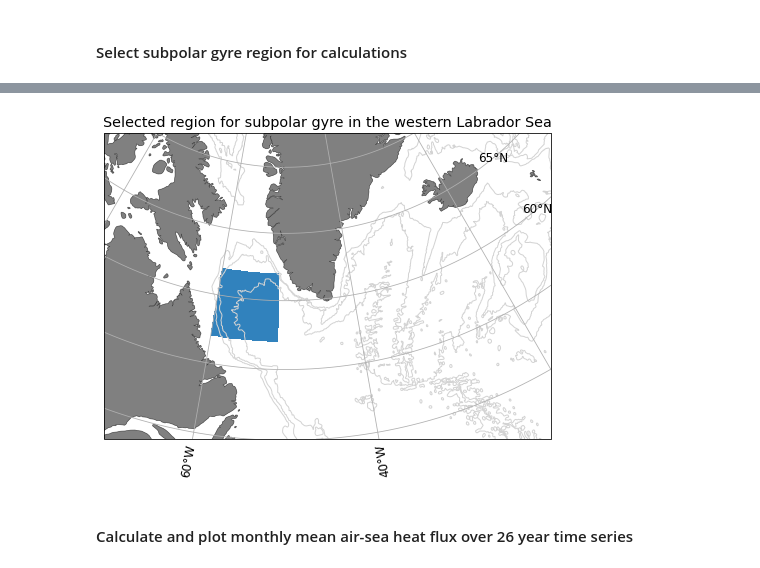
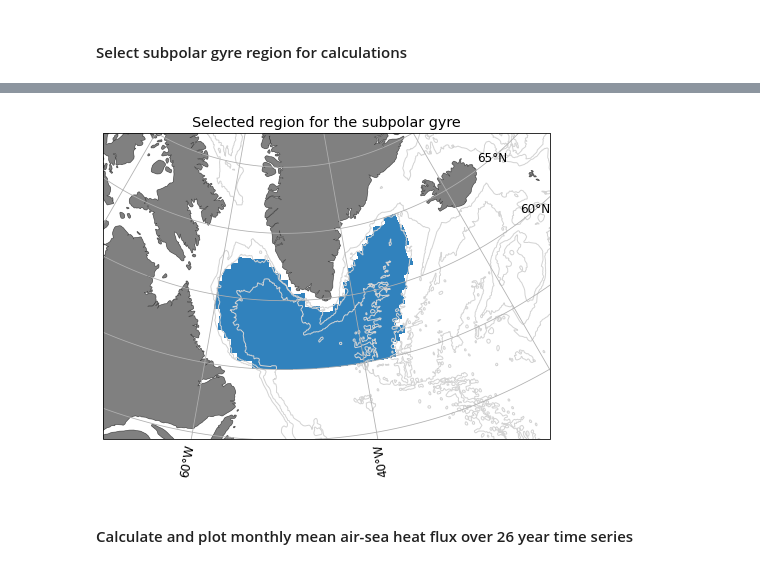
Before and after one commit to mjzahn/ecco, a Jupyter notebook: Zahn Qualifying Exam_edits.ipynb, the cells around one changed output, grey strips where cells are left out. Cells and saved outputs as stored; diff of their text form; code cells hidden in the pictures.

```diff
--- a/Zahn Qualifying Exam_edits.ipynb
+++ b/Zahn Qualifying Exam_edits.ipynb
@@ -219,0 +214,12 @@ temp_salt_Lab = temp_salt_ds.sel(longitude=slice(-60,-51), latitude=slice(57,62)
+# %%
+ecco_depth = geometry_ds.Depth
+# %%
+data_x_mg, data_y_mg = np.meshgrid(ecco_depth.longitude,ecco_depth.latitude)
+# %%
+gyre_mask = np.where(ecco_depth > 2000, 1, np.nan)*np.where(np.logical_and(data_y_mg > 55, data_y_mg < 70), 1, np.nan)*\
+            np.where(data_x_mg > -60, 1, np.nan)*np.where(data_x_mg < -29, 1, np.nan)*\
+            np.where(np.logical_and(data_y_mg < 58.5, data_x_mg > -34), np.nan, 1)*\
+            np.where(np.logical_and(data_y_mg < 55.5, data_x_mg > -35), np.nan, 1)
+# %%
+# create heart-shaped mask for subpolar gyre using 2000 m contour north of 55 deg.
+EXFqnet_gyre = heat_ds.EXFqnet*gyre_mask
@@ -220,29 +232,29 @@ temp_salt_Lab = temp_salt_ds.sel(longitude=slice(-60,-51), latitude=slice(57,62)
 # %%
 # Plot region selected for analysis
 plt.rcParams['font.size'] = 12
 fig = plt.figure(figsize=[8,10])
 
 ax1=plt.subplot(1,1,1, projection=ccrs.NorthPolarStereo(central_longitude=-50))
 ax1.set_extent([-70, -20, 50, 70], ccrs.PlateCarree()) # Limit the map extent
 ax1.add_feature(cfeature.COASTLINE, edgecolor='k',linewidth=0.2)
 ax1.add_feature(cfeature.LAND, color='gray')
 bathym = cfeature.NaturalEarthFeature(name='bathymetry_J_1000', scale='10m', category='physical')
 ax1.add_feature(bathym, facecolor='none', edgecolor='lightgray')
 bathym = cfeature.NaturalEarthFeature(name='bathymetry_I_2000', scale='10m', category='physical')
 ax1.add_feature(bathym, facecolor='none', edgecolor='lightgray')
 bathym = cfeature.NaturalEarthFeature(name='bathymetry_H_3000', scale='10m', category='physical')
 ax1.add_feature(bathym, facecolor='none', edgecolor='lightgray', label=True)
 
 gl = ax1.gridlines(draw_labels=True)
 
 gl.top_labels=False
 
 data_cartopy_crs = ccrs.PlateCarree()
-heat_Lab.EXFhl.isel(time=100).plot(ax=ax1,transform=ccrs.PlateCarree(),cmap='tab20c',vmin= -1, vmax=1,add_colorbar=False)
+EXFqnet_gyre.isel(time=100).plot(ax=ax1,transform=ccrs.PlateCarree(),cmap='tab20c',vmin= -1, vmax=1,add_colorbar=False)
 
-ax1.set_title("Selected region for subpolar gyre in the western Labrador Sea");
+ax1.set_title("Selected region for the subpolar gyre");
 # %% [output]
-[figure, old version]
+[figure, new version]
 # %% [markdown]
 #### Calculate and plot monthly mean air-sea heat flux over 26 year time series
 # %% [markdown]
```
Also changed, not shown: parts of 66 cells of this notebook, 1 other file.
